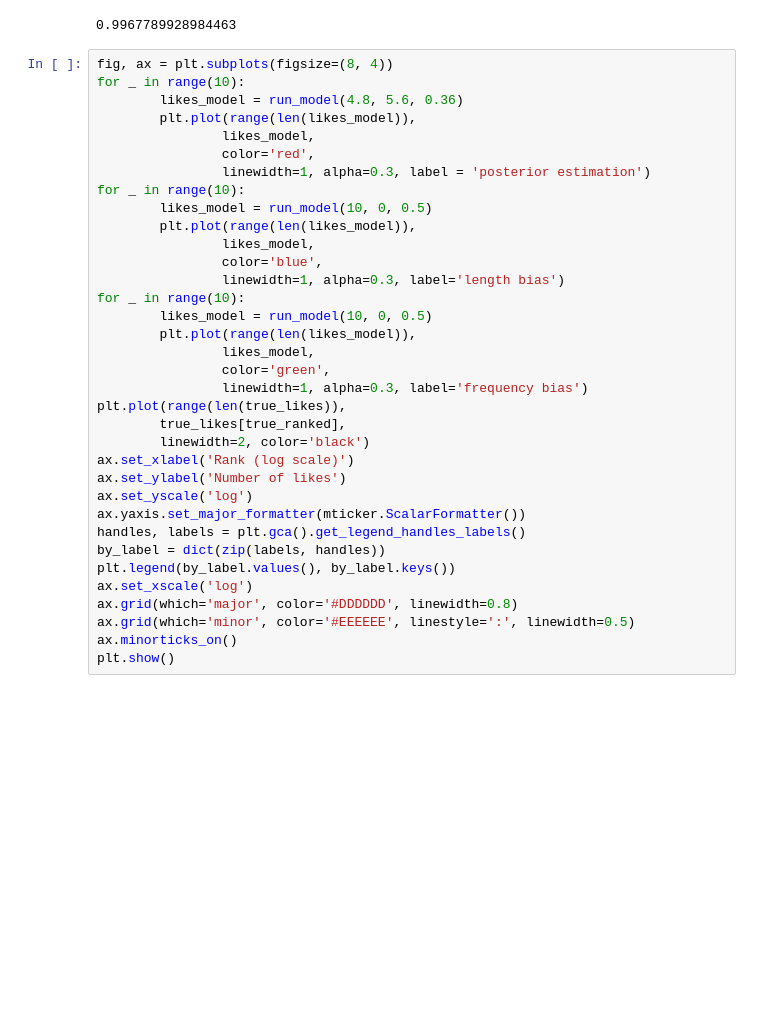
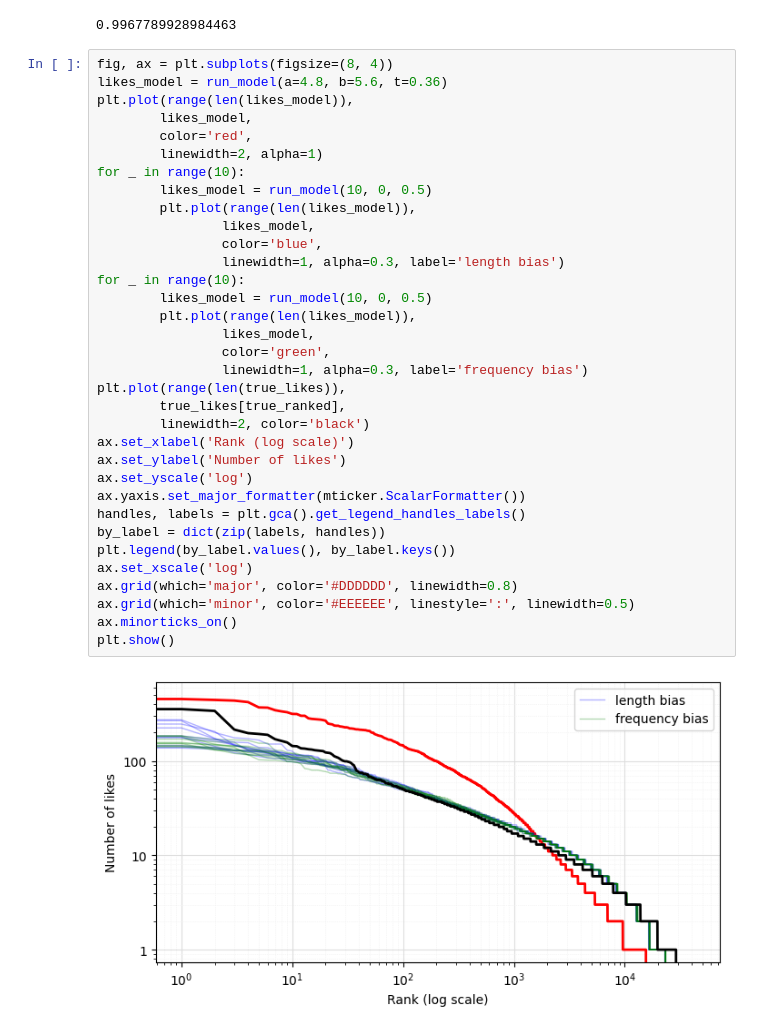
Before and after one commit to alexeykosh/2023-slovotvir-reuse-analysis, a Jupyter notebook: testing.ipynb, the cells around one changed output. Saved outputs shown, nothing was run; the diff lists cells and outputs as text; blank space fills up the shorter version.

```diff
--- a/testing.ipynb
+++ b/testing.ipynb
@@ -167,36 +167,37 @@ sum(likes_model) / sum(true_likes)
 0.9967789928984463
 # %%
 fig, ax = plt.subplots(figsize=(8, 4))
-for _ in range(10):
-        likes_model = run_model(4.8, 5.6, 0.36)
-        plt.plot(range(len(likes_model)),
-                likes_model,
-                color='red',
-                linewidth=1, alpha=0.3, label = 'posterior estimation')
+likes_model = run_model(a=4.8, b=5.6, t=0.36)
+plt.plot(range(len(likes_model)),
+        likes_model,
+        color='red',
+        linewidth=2, alpha=1)
 for _ in range(10):
         likes_model = run_model(10, 0, 0.5)
         plt.plot(range(len(likes_model)),
                 likes_model,
                 color='blue',
                 linewidth=1, alpha=0.3, label='length bias')
 for _ in range(10):
         likes_model = run_model(10, 0, 0.5)
         plt.plot(range(len(likes_model)),
                 likes_model,
                 color='green',
                 linewidth=1, alpha=0.3, label='frequency bias')
 plt.plot(range(len(true_likes)),
         true_likes[true_ranked],
         linewidth=2, color='black')
 ax.set_xlabel('Rank (log scale)')
 ax.set_ylabel('Number of likes')
 ax.set_yscale('log')
 ax.yaxis.set_major_formatter(mticker.ScalarFormatter())
 handles, labels = plt.gca().get_legend_handles_labels()
 by_label = dict(zip(labels, handles))
 plt.legend(by_label.values(), by_label.keys())
 ax.set_xscale('log')
 ax.grid(which='major', color='#DDDDDD', linewidth=0.8)
 ax.grid(which='minor', color='#EEEEEE', linestyle=':', linewidth=0.5)
 ax.minorticks_on()
 plt.show()
+# %% [output]
+[figure, added]
```
Also changed, not shown: 1 other file.
